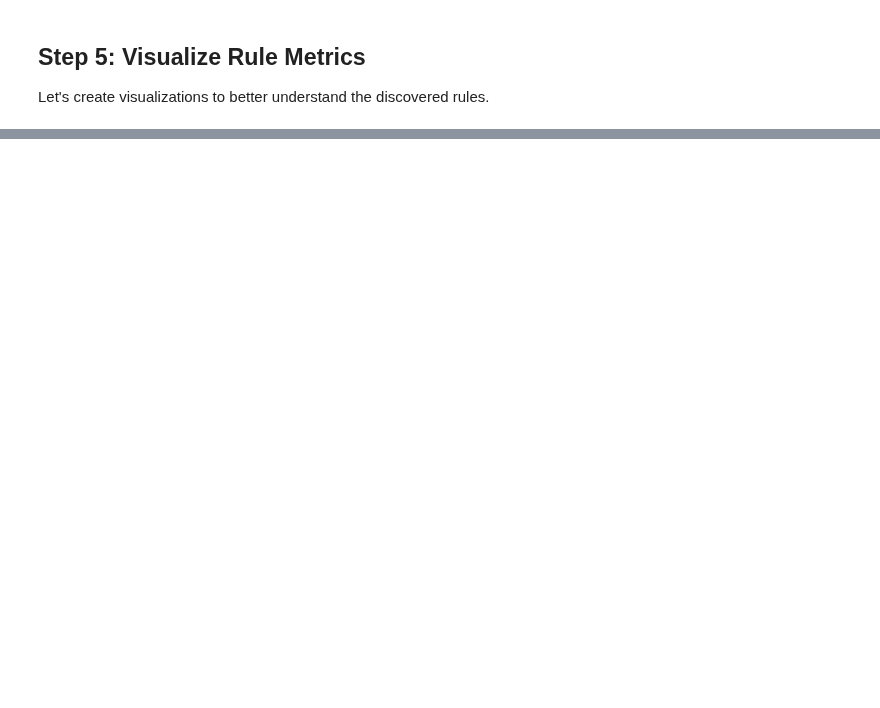
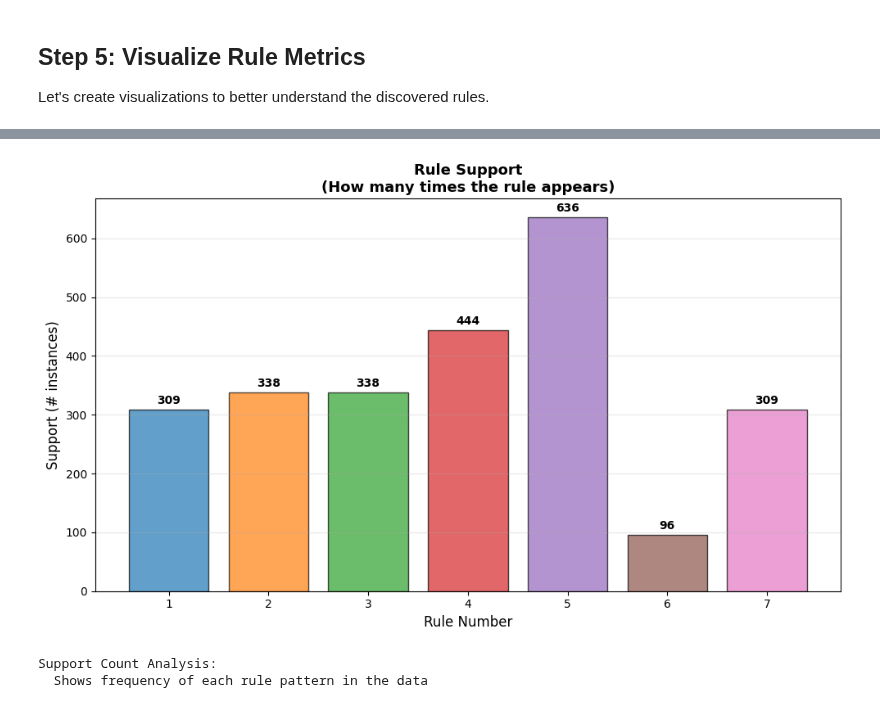
Before and after one commit to phanindragollapalli/A-Study-on-MetaFam-Knowledge-Graph, a Jupyter notebook: scripts/task-3.ipynb, the cells around one changed output, grey strips where cells are left out. Cells and saved outputs as stored; diff of their text form; code cells hidden in the pictures; blank space fills up the shorter version.

```diff
--- a/scripts/task-3.ipynb
+++ b/scripts/task-3.ipynb
@@ -618,0 +692,29 @@ print("  RIGHT: Rule type distribution - Mix of Horn clauses, inverse rules, and
+# %%
+# PLOT 2: Support by Rule
+plt.figure(figsize=(10, 6))
+
+plt.bar(
+    summary_df['Rule #'],
+    summary_df['Support'],
+    color=colors,
+    alpha=0.7,
+    edgecolor='black'
+)
+plt.xlabel('Rule Number', fontsize=12)
+plt.ylabel('Support (# instances)', fontsize=12)
+plt.title('Rule Support\n(How many times the rule appears)', fontsize=13, fontweight='bold')
+plt.grid(axis='y', alpha=0.3)
+
+# Add count labels on bars
+for rule_num, support in zip(summary_df['Rule #'], summary_df['Support']):
+    plt.text(rule_num, support + 10, str(support), ha='center', fontsize=10, fontweight='bold')
+
+plt.tight_layout()
+plt.show()
+
+print("Support Count Analysis:")
+print("  Shows frequency of each rule pattern in the data")
+# %% [output]
+[figure, added]
+Support Count Analysis:
+  Shows frequency of each rule pattern in the data
```
Also changed, not shown: parts of 18 cells of this notebook, 3 other files.
